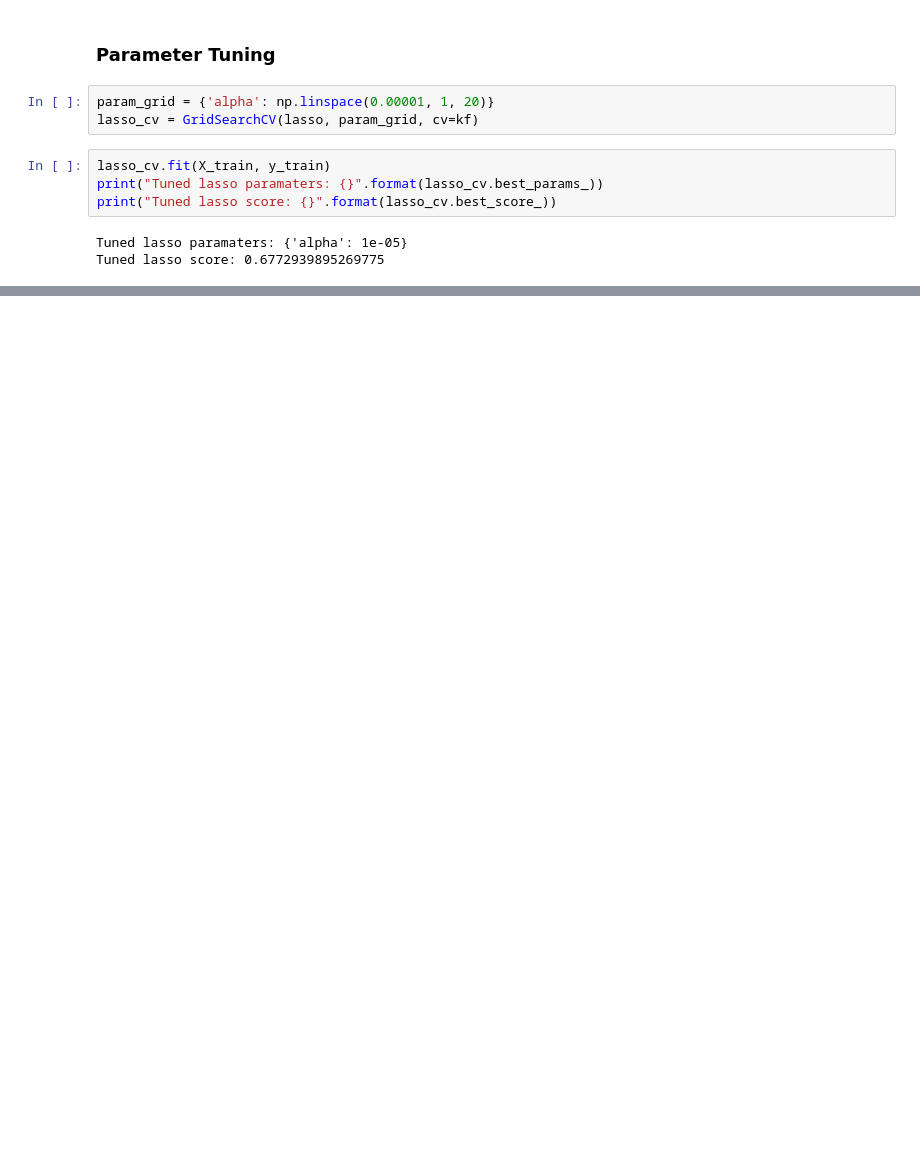
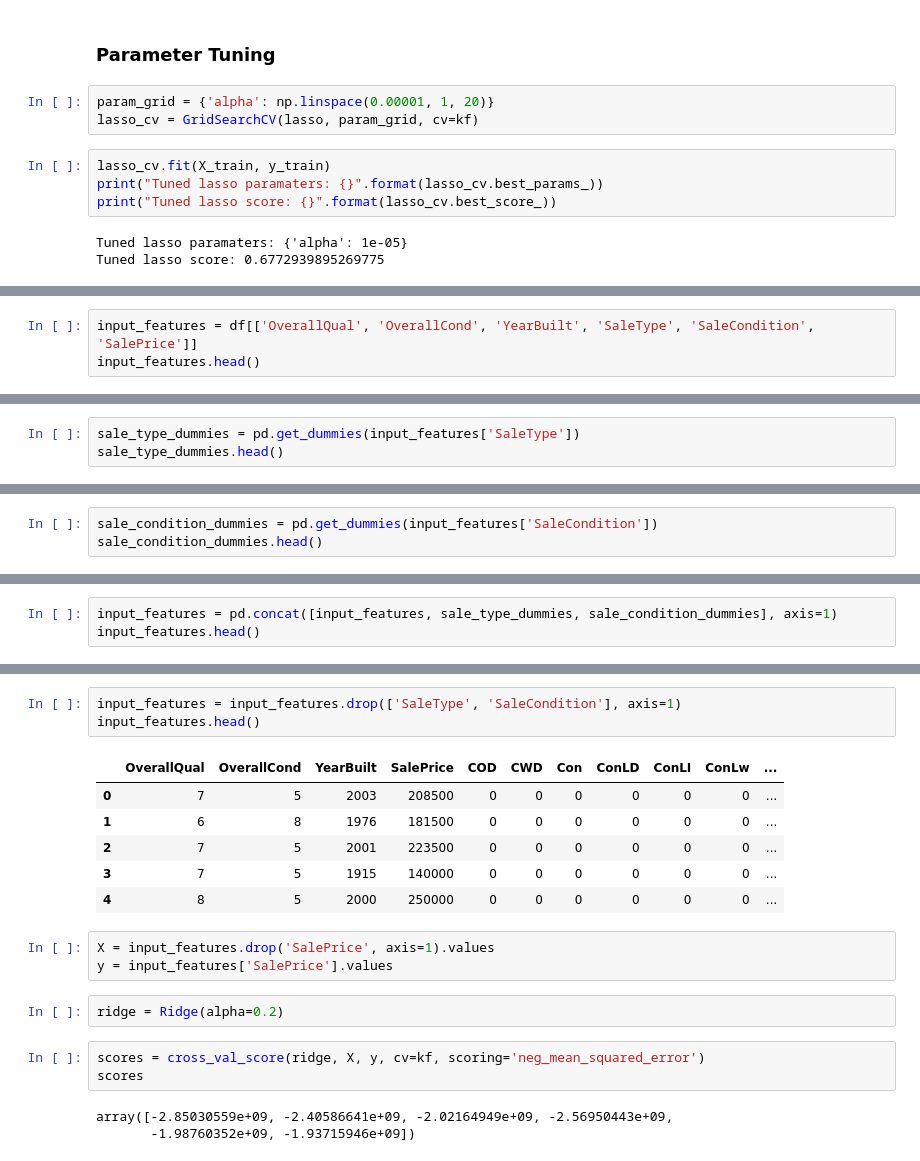
Before and after one commit to AmbassadorOTU/machine-learning, a Jupyter notebook: supervised_learning/house_price_prediction.ipynb, the cells around one changed output, grey strips where cells are left out. Saved outputs shown, nothing was run; the diff lists cells and outputs as text; blank space fills up the shorter version.

```diff
--- a/supervised_learning/house_price_prediction.ipynb
+++ b/supervised_learning/house_price_prediction.ipynb
@@ -171,0 +201,3 @@ Tuned lasso score: 0.6772939895269775
+# %%
+input_features = df[['OverallQual', 'OverallCond', 'YearBuilt', 'SaleType', 'SaleCondition', 'SalePrice']]
+input_features.head()
@@ -171,0 +240,3 @@ Tuned lasso score: 0.6772939895269775
+# %%
+sale_type_dummies = pd.get_dummies(input_features['SaleType'])
+sale_type_dummies.head()
@@ -171,0 +260,3 @@ Tuned lasso score: 0.6772939895269775
+# %%
+sale_condition_dummies = pd.get_dummies(input_features['SaleCondition'])
+sale_condition_dummies.head()
@@ -171,0 +270,3 @@ Tuned lasso score: 0.6772939895269775
+# %%
+input_features = pd.concat([input_features, sale_type_dummies, sale_condition_dummies], axis=1)
+input_features.head()
@@ -171,0 +281,21 @@ Tuned lasso score: 0.6772939895269775
+# %%
+input_features = input_features.drop(['SaleType', 'SaleCondition'], axis=1)
+input_features.head()
+# %% [output]
+|  | OverallQual | OverallCond | YearBuilt | SalePrice | COD | CWD | Con | ConLD | ConLI | ConLw | ... |
+| 0 | 7 | 5 | 2003 | 208500 | 0 | 0 | 0 | 0 | 0 | 0 | ... |
+| 1 | 6 | 8 | 1976 | 181500 | 0 | 0 | 0 | 0 | 0 | 0 | ... |
+| 2 | 7 | 5 | 2001 | 223500 | 0 | 0 | 0 | 0 | 0 | 0 | ... |
+| 3 | 7 | 5 | 1915 | 140000 | 0 | 0 | 0 | 0 | 0 | 0 | ... |
+| 4 | 8 | 5 | 2000 | 250000 | 0 | 0 | 0 | 0 | 0 | 0 | ... |
+# %%
+X = input_features.drop('SalePrice', axis=1).values
+y = input_features['SalePrice'].values
+# %%
+ridge = Ridge(alpha=0.2)
+# %%
+scores = cross_val_score(ridge, X, y, cv=kf, scoring='neg_mean_squared_error')
+scores
+# %% [output]
+array([-2.85030559e+09, -2.40586641e+09, -2.02164949e+09, -2.56950443e+09,
+       -1.98760352e+09, -1.93715946e+09])
```
Also changed, not shown: parts of 55 cells of this notebook, 1 other file.
